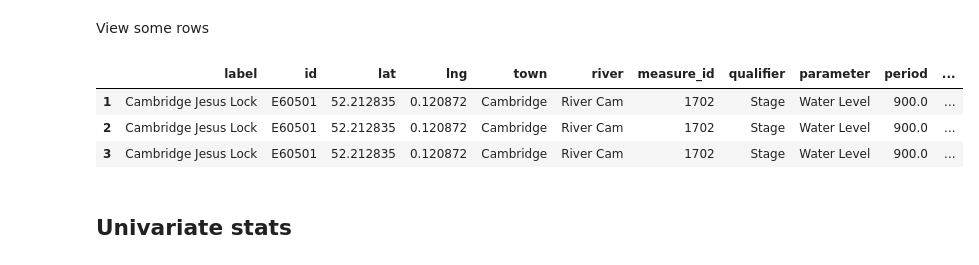
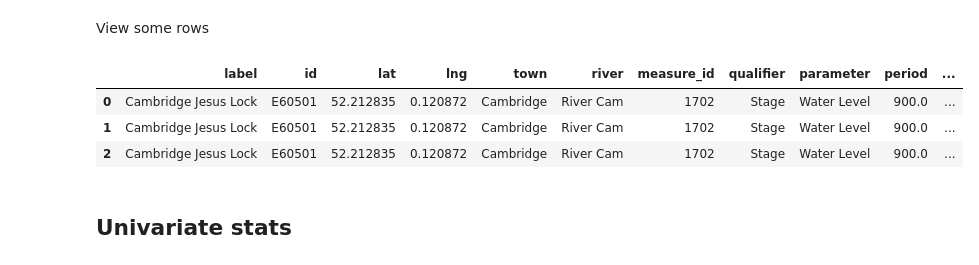
Before and after one commit to damonjw/scicomp, a Jupyter notebook: 3. Working with data.ipynb, the cells around one changed output. Saved outputs shown, nothing was run; the diff lists cells and outputs as text; code cells hidden in the pictures.

```diff
--- a/3. Working with data.ipynb
+++ b/3. Working with data.ipynb
@@ -71,0 +98,7 @@ df = {col:df[col].values for col in df}       # (optional) convert it to dict of
+# %%
+import urllib.request                         # standard library for web requests
+my_url = "https://teachingfiles.blob.core.windows.net/scicomp/flood.csv"
+with urllib.request.urlopen(my_url) as f:
+    df = pandas.read_csv(f)
+    df = {col:df[col].values for col in df}
+pandas.DataFrame(df)[:5]                      # show the first 5 rows
@@ -100,11 +135,17 @@ df = OrderedDict((k,df[k].values) for k in df)
+# %%
+import urllib.request
+my_url = "https://teachingfiles.blob.core.windows.net/scicomp/flood.csv"
+with urllib.request.urlopen(my_url) as f:
+    flood = pandas.read_csv(f)
+    flood = OrderedDict((k, flood[k].values) for k in flood)
 # %% [markdown]
 View some rows
-# %%
-pandas.DataFrame(df)[1:4]
-# %% [output]
-|  | label | id | lat | lng | town | river | measure_id | qualifier | parameter | period | ... |
-| 1 | Cambridge Jesus Lock | E60501 | 52.212835 | 0.120872 | Cambridge | River Cam | 1702 | Stage | Water Level | 900.0 | ... |
-| 2 | Cambridge Jesus Lock | E60501 | 52.212835 | 0.120872 | Cambridge | River Cam | 1702 | Stage | Water Level | 900.0 | ... |
-| 3 | Cambridge Jesus Lock | E60501 | 52.212835 | 0.120872 | Cambridge | River Cam | 1702 | Stage | Water Level | 900.0 | ... |
+# %%
+pandas.DataFrame(flood)[:3]
+# %% [output]
+|  | label | id | lat | lng | town | river | measure_id | qualifier | parameter | period | ... |
+| 0 | Cambridge Jesus Lock | E60501 | 52.212835 | 0.120872 | Cambridge | River Cam | 1702 | Stage | Water Level | 900.0 | ... |
+| 1 | Cambridge Jesus Lock | E60501 | 52.212835 | 0.120872 | Cambridge | River Cam | 1702 | Stage | Water Level | 900.0 | ... |
+| 2 | Cambridge Jesus Lock | E60501 | 52.212835 | 0.120872 | Cambridge | River Cam | 1702 | Stage | Water Level | 900.0 | ... |
 # %% [markdown]
 ## Univariate stats
```
Also changed, not shown: parts of 33 cells of this notebook, 1 other file.
